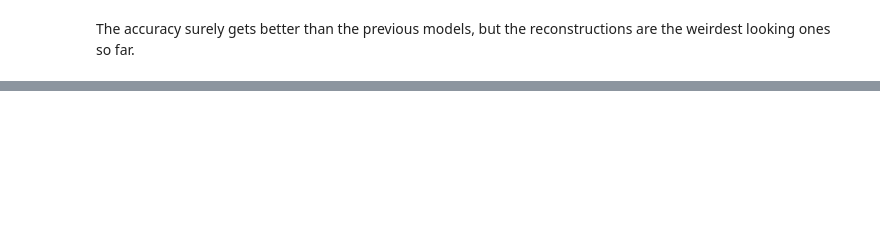
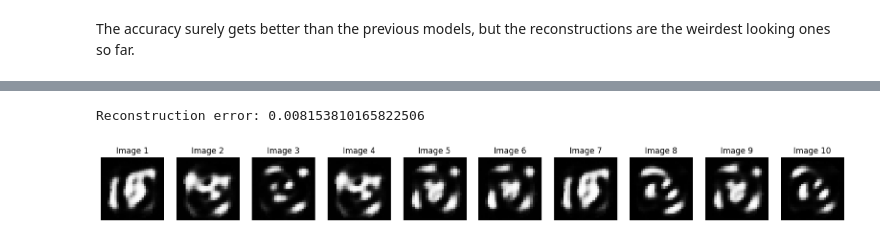
Before and after one commit to nicolapitzalis/quick-pattern-recognition, a Jupyter notebook: DeepAE.ipynb, the cells around one changed output, grey strips where cells are left out. Drawn from its saved outputs; the diff is of its cells as text; code cells hidden in the pictures; blank space fills up the shorter version.

Commit message:
added contractive ae

```diff
--- a/DeepAE.ipynb
+++ b/DeepAE.ipynb
@@ -331,0 +321,38 @@ The accuracy surely gets better than the previous models, but the reconstruction
+# %%
+(train_images, train_labels), (test_images, test_labels) = mnist.load_data()
+
+# reshape images to 1D
+train_images = train_images.astype('float32') / 255.
+test_images = test_images.astype('float32') / 255.
+train_images = train_images.reshape((len(train_images), 784))
+test_images = test_images.reshape((len(test_images), 784))
+
+train_labels = K.utils.to_categorical(train_labels, 10)
+test_labels = K.utils.to_categorical(test_labels, 10)
+# %%
+def frob_J_encoder(model, input):
+    f_enc = model(input)
+    weights = tf.transpose(model.layers[-1].weights[0])
+    return tf.reduce_sum((f_enc * (1-f_enc))**2 * tf.reduce_sum(weights**2, axis=1), axis=1)
+
+def contractive_loss(encoder, lam=1e-4):
+    def loss(y_true, y_pred):
+        mse = K.backend.mean(K.backend.square(y_true - y_pred), axis=-1)
+        return mse + lam * frob_J_encoder(encoder, y_true)
+    return loss
+# %%
+# setting up the model
+input_img = K.layers.Input(shape=(784,))
+encoded = K.layers.Dense(256, activation='sigmoid')(input_img)
+encoded = K.layers.Dense(128, activation='sigmoid')(encoded)
+decoded = K.layers.Dense(256, activation='sigmoid')(decoded)
+decoded = K.layers.Dense(784, activation='sigmoid')(encoded)
+autoencoder = K.Model(input_img, decoded)
+encoder = K.Model(input_img, encoded)
+
+custom_loss = contractive_loss(encoder)
+autoencoder.compile(optimizer='adam', loss=custom_loss)
+
+# autoencoder's training
+early_stopping = K.callbacks.EarlyStopping(monitor='val_loss', min_delta=0.0001, patience=5, verbose=1, restore_best_weights=True)
+autoencoder.fit(train_images, train_images, epochs=30, batch_size=256, shuffle=True, validation_split=0.2, verbose=1, callbacks=[early_stopping])
@@ -331,0 +387,11 @@ The accuracy surely gets better than the previous models, but the reconstruction
+# %%
+# compute the reconstruction error on the test set
+mse = K.losses.MeanSquaredError()
+reconstruction_error = mse(autoencoder.predict(test_images, verbose=0), test_images).numpy()
+print(f'Reconstruction error: {reconstruction_error}')
+# %% [output]
+Reconstruction error: 0.008153810165822506
+# %%
+convergence(autoencoder)
+# %% [output]
+[figure, added]
```
Also changed, not shown: parts of 38 cells of this notebook.
